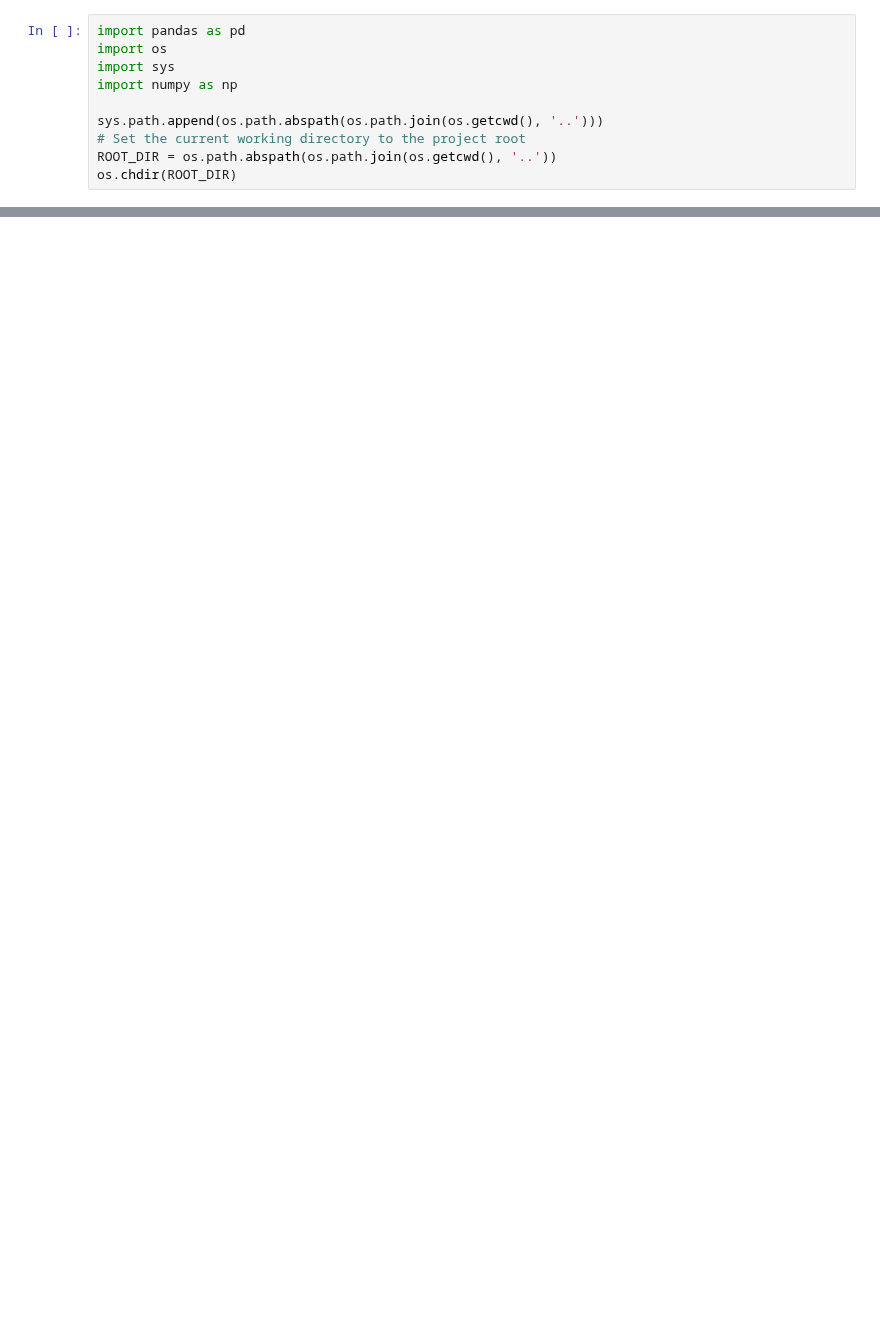
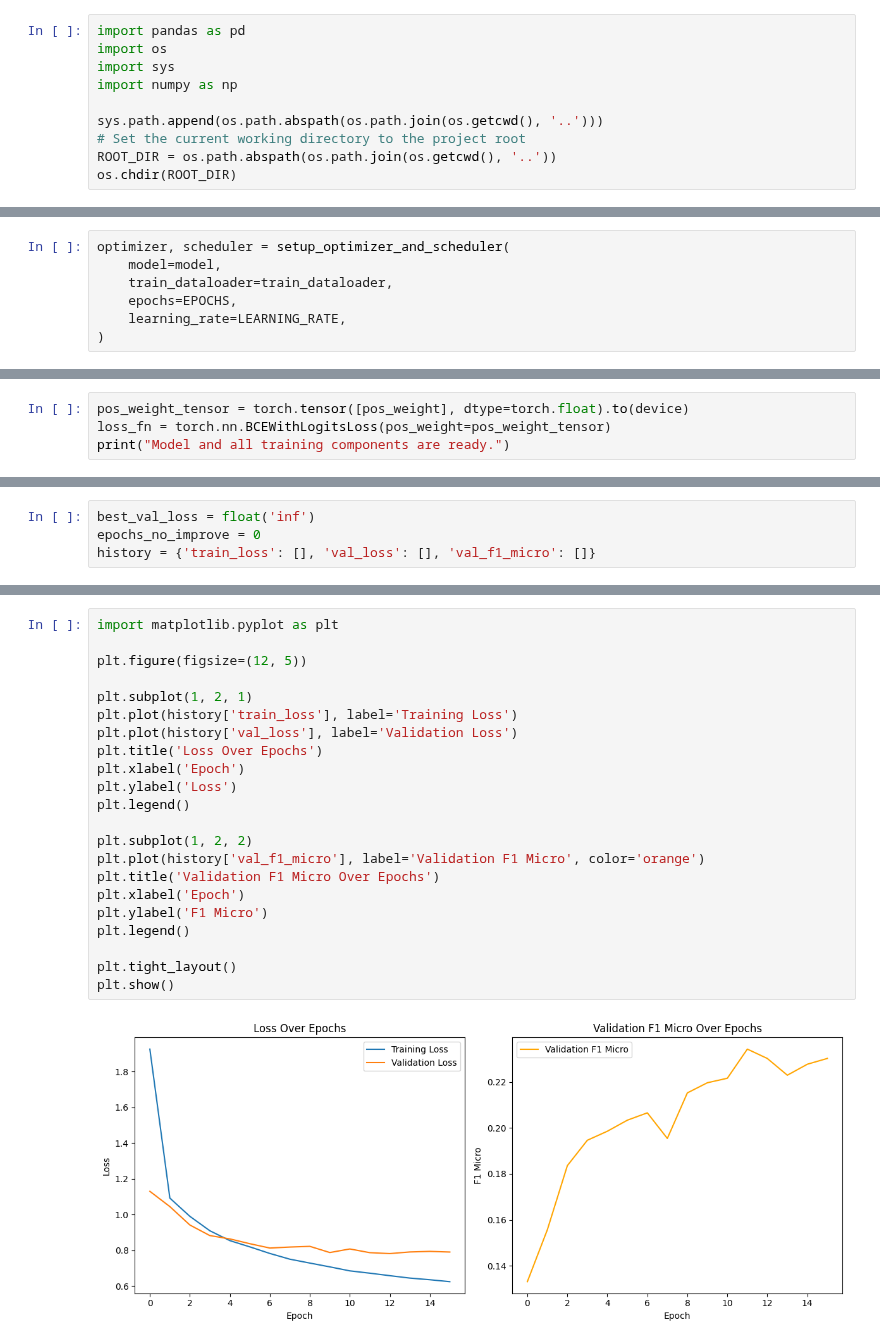
Before and after one commit to NourJadiri/hybrid-text-classification, a Jupyter notebook: notebooks/04_roberta_training.ipynb, the cells around one changed output, grey strips where cells are left out. Drawn from its saved outputs; the diff is of its cells as text; blank space fills up the shorter version.

Commit message:
Added training for Roberta

```diff
--- a/notebooks/04_roberta_training.ipynb
+++ b/notebooks/04_roberta_training.ipynb
@@ -304,0 +151,7 @@ F1 Macro score: 0.0000
+# %%
+optimizer, scheduler = setup_optimizer_and_scheduler(
+    model=model,
+    train_dataloader=train_dataloader,
+    epochs=EPOCHS,
+    learning_rate=LEARNING_RATE,
+)
@@ -304,0 +161,4 @@ F1 Macro score: 0.0000
+# %%
+pos_weight_tensor = torch.tensor([pos_weight], dtype=torch.float).to(device)
+loss_fn = torch.nn.BCEWithLogitsLoss(pos_weight=pos_weight_tensor)
+print("Model and all training components are ready.")
@@ -304,0 +167,4 @@ F1 Macro score: 0.0000
+# %%
+best_val_loss = float('inf')
+epochs_no_improve = 0
+history = {'train_loss': [], 'val_loss': [], 'val_f1_micro': []}
@@ -304,0 +268,24 @@ F1 Macro score: 0.0000
+# %%
+import matplotlib.pyplot as plt
+
+plt.figure(figsize=(12, 5))
+
+plt.subplot(1, 2, 1)
+plt.plot(history['train_loss'], label='Training Loss')
+plt.plot(history['val_loss'], label='Validation Loss')
+plt.title('Loss Over Epochs')
+plt.xlabel('Epoch')
+plt.ylabel('Loss')
+plt.legend()
+
+plt.subplot(1, 2, 2)
+plt.plot(history['val_f1_micro'], label='Validation F1 Micro', color='orange')
+plt.title('Validation F1 Micro Over Epochs')
+plt.xlabel('Epoch')
+plt.ylabel('F1 Micro')
+plt.legend()
+
+plt.tight_layout()
+plt.show()
+# %% [output]
+[figure, added]
```
Also changed, not shown: parts of 22 cells of this notebook, 1 other file.
